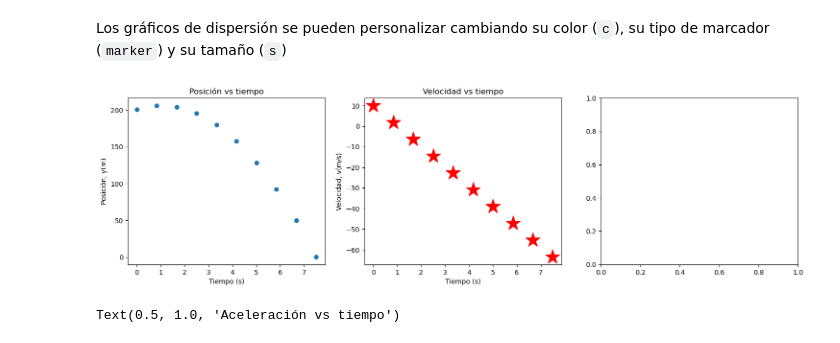
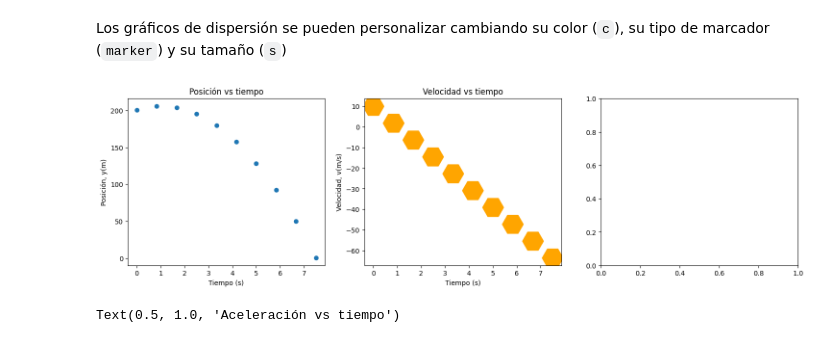
Before and after one commit to juanpablosalas/FISI2526-MetCompCompl-202320, a Jupyter notebook: Clase_3/Clase_3.ipynb, the cells around one changed output. Drawn from its saved outputs; the diff is of its cells as text; code cells hidden in the pictures.

```diff
--- a/Clase_3/Clase_3.ipynb
+++ b/Clase_3/Clase_3.ipynb
@@ -19,6 +16,8 @@ H = 201
 Con `np.linspace` se crea un arreglo de números igualmente espaciados sobre un intervalo.
 # %%
 t = np.linspace(start=0,stop=7.5,num=10)
+# %%
+t = np.linspace(0,7.5,10)
 # %%
 t
 # %% [output]
@@ -51,23 +60,12 @@ y
 array([201.        , 205.93055556, 204.05555556, 195.375     ,
        179.88888889, 157.59722222, 128.5       ,  92.59722222,
         49.88888889,   0.375     ])
-# %%
-def velocidad(v0,a,t):
-    '''
-    Esta función retorna la velocidad de un objeto dado una velocidad inicial, aceleración y tiempo.
-
-    Parámetros
-    ----------
-    v0: float
-        La velocidad inicial de un objeto
-    a: float
-        La aceleración de un objeto, asumida constante
-    t: float
-        El tiempo en el cual se quiere calcular la posición
-    '''
-    return v0+a*t
+# %%
+def velocidad(v0,a,t):
+    resultado = v0+a*t
+    return resultado
 # %%
-v = velocidad(v0=vinitial,a=g,t=t)
+v = velocidad(vinitial,g,t)
 # %%
 v
 # %% [output]
@@ -123,11 +138,11 @@ fig
 # %% [markdown]
 Los gráficos de dispersión se pueden personalizar cambiando su color (`c`), su tipo de marcador (`marker`) y su tamaño (`s`)
 # %%
-axs[1].scatter(t,v,c='red',marker='*',s=500)
+axs[1].scatter(t,v,c='orange',marker='H',s=1000)
 axs[1].set_ylabel(r'Velocidad, v(m/s)')
 axs[1].set_xlabel('Tiempo (s)')
 axs[1].set_title('Velocidad vs tiempo')
 fig
 # %% [output]
-[figure, old version]
+[figure, new version]
 # %%
```
Also changed, not shown: parts of 20 cells of this notebook.
